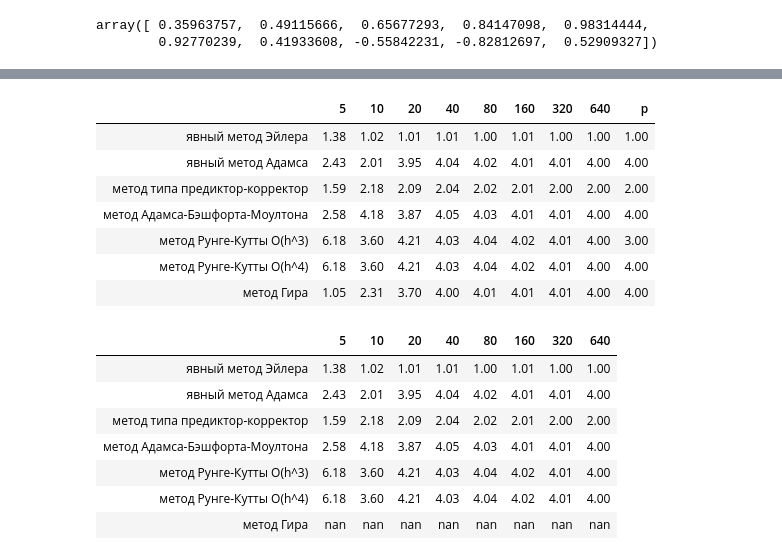
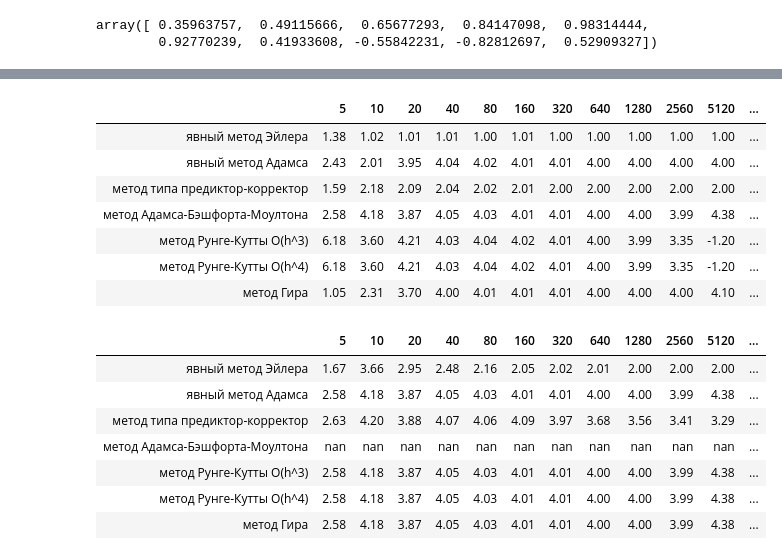
Before and after one commit to Raser23/CalculationMethods2019_1, a Jupyter notebook: All.ipynb, the cells around one changed output, grey strips where cells are left out. Saved outputs shown, nothing was run; the diff lists cells and outputs as text; code cells hidden in the pictures.

```diff
--- a/All.ipynb
+++ b/All.ipynb
@@ -126,7 +126,7 @@ def compare(y1,y2):
     eps_max = np.max(eps_global)
     return eps_global,eps_local,eps_max
 # %%
-method = adams_method
+method = pc_method
 p = method.p
 yh = method.calculate(y_fi[:4],f)
 yh_2 = method.calculate(y_fi[:4],f, N = method.N * 2)[::2]
@@ -140,6 +140,6 @@ print(eps_max)
 # %%
 N_start = 5
-method = euler_method
+method = gir_method
 
 
 fig = plt.figure(figsize=(16,8))
@@ -149,20 +149,20 @@ plt.title(method.name)
 nodes_draw = np.linspace(method.x0, method.xN, _N)
 
 
-plt.plot(nodes_draw, fi(nodes_draw), label='y1', linewidth=2)
+plt.plot(nodes_draw, fi(nodes_draw), label='Исходная функция', linewidth=4)
 
 
-for i in range(0,4):
+for i in range(0,5):
     current_n = int(N_start * (2**(i)))
     print(current_n)
     nodes = np.linspace(method.x0, method.xN, current_n)
 
-    y = adams_method.calculate(fi(nodes)[:4],f, N = current_n )
-    plt.plot(nodes, y, label='N= '+str(current_n), linewidth=0.4)
+    y = method.calculate(fi(nodes)[:4],f, N = current_n )
+    plt.plot(nodes, y, label='N= '+str(current_n), linewidth=2)
 
 plt.legend(loc='lower left')
 #plt.show()
-plt.savefig('test.png',dpi = 200)
+plt.savefig(method.name + ".png",dpi = 200)
 # %% [output]
 5
 10
@@ -172,5 +173,5 @@ plt.savefig('test.png',dpi = 200)
 # %%
-current_n = 10
+current_n = 60
 nodes = np.linspace(x0, xN, current_n)
 
 calculation_results = []
@@ -244,7 +245,7 @@ def calculate_real_p(eps):
 import pandas as pd
 from math import log
 
-iteration_count = 9
+iteration_count = 13
 
 N_test =( 5 * (2**np.linspace(0,iteration_count-1,iteration_count))).astype('int32')
 
@@ -292,40 +291,41 @@ err_df
 pd.options.display.float_format = '{:.2f}'.format
 p_calculated_df
 # %% [output]
-|  | 5 | 10 | 20 | 40 | 80 | 160 | 320 | 640 | p |
-| явный метод Эйлера | 1.38 | 1.02 | 1.01 | 1.01 | 1.00 | 1.01 | 1.00 | 1.00 | 1.00 |
-| явный метод Адамса | 2.43 | 2.01 | 3.95 | 4.04 | 4.02 | 4.01 | 4.01 | 4.00 | 4.00 |
-| метод типа предиктор-корректор | 1.59 | 2.18 | 2.09 | 2.04 | 2.02 | 2.01 | 2.00 | 2.00 | 2.00 |
-| метод Адамса-Бэшфорта-Моултона | 2.58 | 4.18 | 3.87 | 4.05 | 4.03 | 4.01 | 4.01 | 4.00 | 4.00 |
-| метод Рунге-Кутты O(h^3) | 6.18 | 3.60 | 4.21 | 4.03 | 4.04 | 4.02 | 4.01 | 4.00 | 3.00 |
-| метод Рунге-Кутты O(h^4) | 6.18 | 3.60 | 4.21 | 4.03 | 4.04 | 4.02 | 4.01 | 4.00 | 4.00 |
-| метод Гира | 1.05 | 2.31 | 3.70 | 4.00 | 4.01 | 4.01 | 4.01 | 4.00 | 4.00 |
+|  | 5 | 10 | 20 | 40 | 80 | 160 | 320 | 640 | 1280 | 2560 | 5120 | ... |
+| явный метод Эйлера | 1.38 | 1.02 | 1.01 | 1.01 | 1.00 | 1.01 | 1.00 | 1.00 | 1.00 | 1.00 | 1.00 | ... |
+| явный метод Адамса | 2.43 | 2.01 | 3.95 | 4.04 | 4.02 | 4.01 | 4.01 | 4.00 | 4.00 | 4.00 | 4.00 | ... |
+| метод типа предиктор-корректор | 1.59 | 2.18 | 2.09 | 2.04 | 2.02 | 2.01 | 2.00 | 2.00 | 2.00 | 2.00 | 2.00 | ... |
+| метод Адамса-Бэшфорта-Моултона | 2.58 | 4.18 | 3.87 | 4.05 | 4.03 | 4.01 | 4.01 | 4.00 | 4.00 | 3.99 | 4.38 | ... |
+| метод Рунге-Кутты O(h^3) | 6.18 | 3.60 | 4.21 | 4.03 | 4.04 | 4.02 | 4.01 | 4.00 | 3.99 | 3.35 | -1.20 | ... |
+| метод Рунге-Кутты O(h^4) | 6.18 | 3.60 | 4.21 | 4.03 | 4.04 | 4.02 | 4.01 | 4.00 | 3.99 | 3.35 | -1.20 | ... |
+| метод Гира | 1.05 | 2.31 | 3.70 | 4.00 | 4.01 | 4.01 | 4.01 | 4.00 | 4.00 | 4.00 | 4.10 | ... |
 # %%
-test_method = gir_method
+test_method = abm_method
 
 err = np.zeros((method_count,iteration_count))
 
 for j in range(iteration_count):
         n = N_test[j]
         nodes = np.linspace(x0,xN,n)
         y_fi = fi(nodes)
         for i in range(method_count):
             method = methods[i]
             if method == test_method:
                 continue
-            y_method = method.calculate([],f, N = n )
+            test_method.starter = method
+            y_method = test_method.calculate([],f, N = n )
             _,_,eps = compare(y_fi,y_method)
             err[i,j] = eps
 
 p = calculate_real_p(err)
 p_df = pd.DataFrame(p, index=methods_names, columns=list(N_test)[:-1] )
 p_df
 # %% [output]
-|  | 5 | 10 | 20 | 40 | 80 | 160 | 320 | 640 |
-| явный метод Эйлера | 1.38 | 1.02 | 1.01 | 1.01 | 1.00 | 1.01 | 1.00 | 1.00 |
-| явный метод Адамса | 2.43 | 2.01 | 3.95 | 4.04 | 4.02 | 4.01 | 4.01 | 4.00 |
-| метод типа предиктор-корректор | 1.59 | 2.18 | 2.09 | 2.04 | 2.02 | 2.01 | 2.00 | 2.00 |
-| метод Адамса-Бэшфорта-Моултона | 2.58 | 4.18 | 3.87 | 4.05 | 4.03 | 4.01 | 4.01 | 4.00 |
-| метод Рунге-Кутты O(h^3) | 6.18 | 3.60 | 4.21 | 4.03 | 4.04 | 4.02 | 4.01 | 4.00 |
-| метод Рунге-Кутты O(h^4) | 6.18 | 3.60 | 4.21 | 4.03 | 4.04 | 4.02 | 4.01 | 4.00 |
-| метод Гира | nan | nan | nan | nan | nan | nan | nan | nan |
+|  | 5 | 10 | 20 | 40 | 80 | 160 | 320 | 640 | 1280 | 2560 | 5120 | ... |
+| явный метод Эйлера | 1.67 | 3.66 | 2.95 | 2.48 | 2.16 | 2.05 | 2.02 | 2.01 | 2.00 | 2.00 | 2.00 | ... |
+| явный метод Адамса | 2.58 | 4.18 | 3.87 | 4.05 | 4.03 | 4.01 | 4.01 | 4.00 | 4.00 | 3.99 | 4.38 | ... |
+| метод типа предиктор-корректор | 2.63 | 4.20 | 3.88 | 4.07 | 4.06 | 4.09 | 3.97 | 3.68 | 3.56 | 3.41 | 3.29 | ... |
+| метод Адамса-Бэшфорта-Моултона | nan | nan | nan | nan | nan | nan | nan | nan | nan | nan | nan | ... |
+| метод Рунге-Кутты O(h^3) | 2.58 | 4.18 | 3.87 | 4.05 | 4.03 | 4.01 | 4.01 | 4.00 | 4.00 | 3.99 | 4.38 | ... |
+| метод Рунге-Кутты O(h^4) | 2.58 | 4.18 | 3.87 | 4.05 | 4.03 | 4.01 | 4.01 | 4.00 | 4.00 | 3.99 | 4.38 | ... |
+| метод Гира | 2.58 | 4.18 | 3.87 | 4.05 | 4.03 | 4.01 | 4.01 | 4.00 | 4.00 | 3.99 | 4.38 | ... |
```
Also changed, not shown: parts of 6 cells of this notebook, 17 other files.
